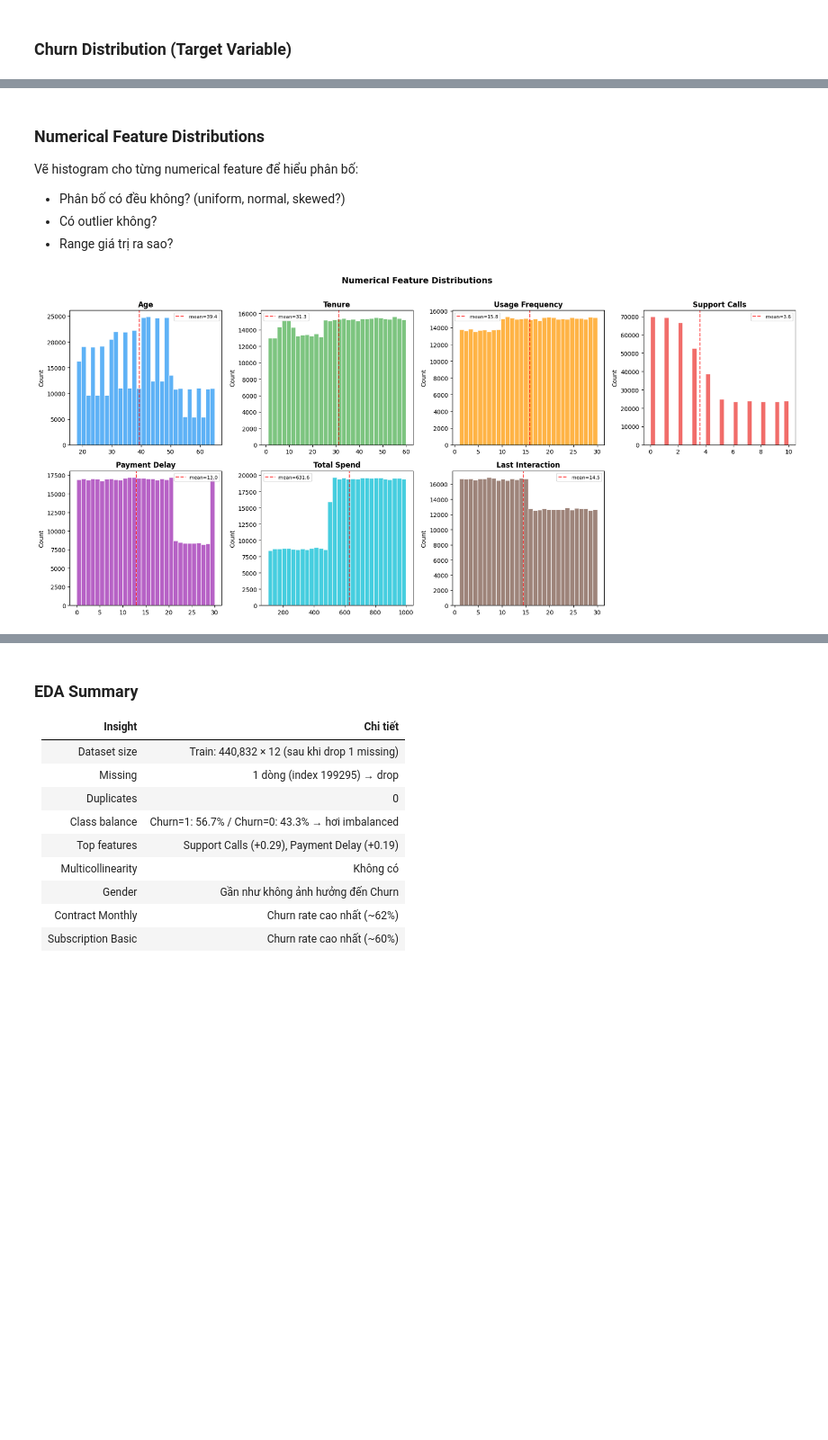
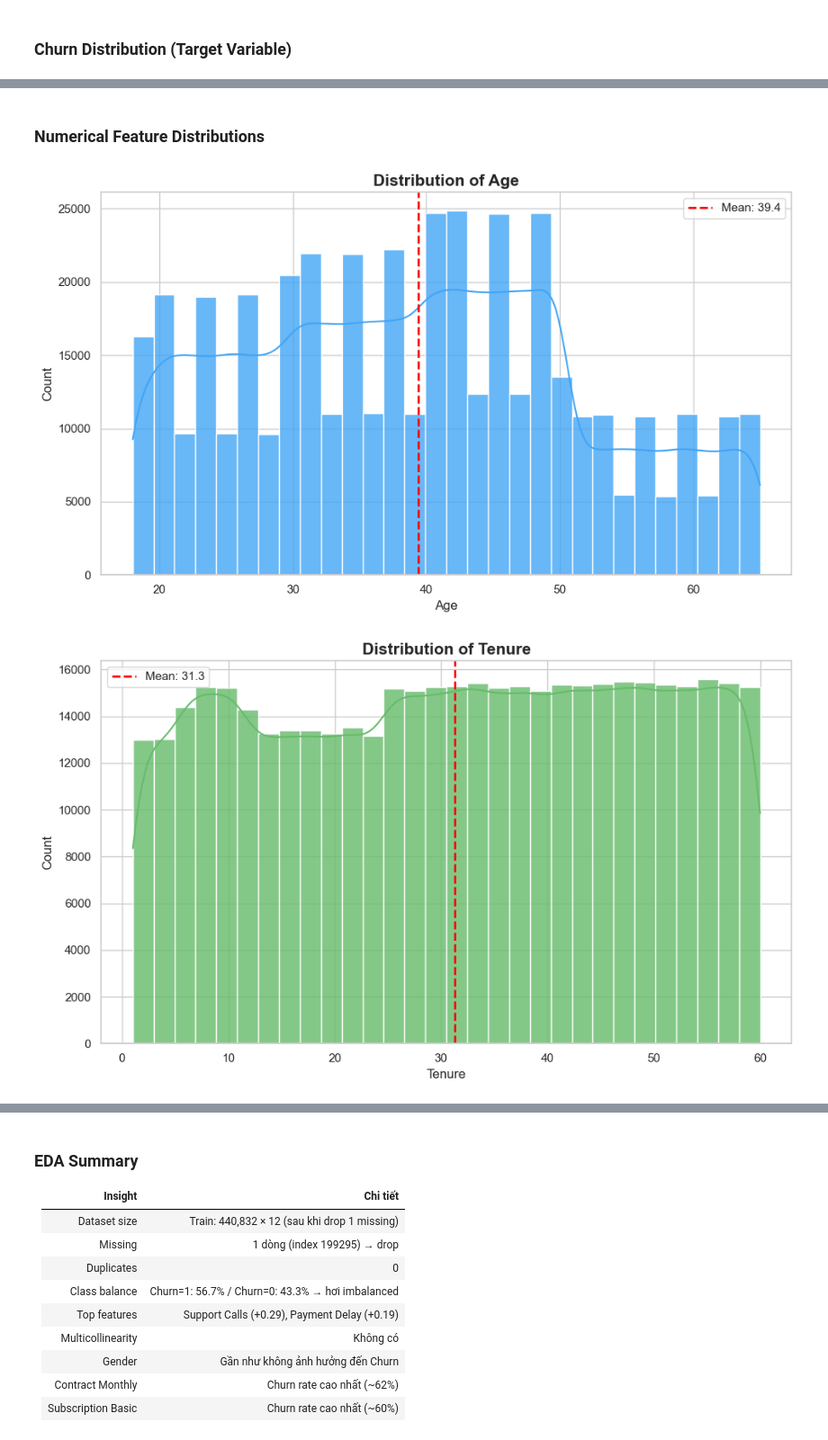
Before and after one commit to AIVIETNAM-AIO-ChimCanhCut/warm-up-01-classification, a Jupyter notebook: notebooks/eda.ipynb, the cells around one changed output, grey strips where cells are left out. Shown at 90% size. Drawn from its saved outputs; the diff is of its cells as text; code cells hidden in the pictures; blank space fills up the shorter version.

```diff
--- a/notebooks/eda.ipynb
+++ b/notebooks/eda.ipynb
@@ -122,33 +137,30 @@ Name: count, dtype: int64
 # %% [markdown]
 ### Numerical Feature Distributions
-
-Vẽ histogram cho từng numerical feature để hiểu phân bố:
-- Phân bố có đều không? (uniform, normal, skewed?)
-- Có outlier không?
-- Range giá trị ra sao?
-# %%
-num_cols = ["Age", "Tenure", "Usage Frequency", "Support Calls",
-            "Payment Delay", "Total Spend", "Last Interaction"]
-
-fig, axes = plt.subplots(2, 4, figsize=(18, 8))
-colors = ["#42A5F5", "#66BB6A", "#FFA726", "#EF5350",
-          "#AB47BC", "#26C6DA", "#8D6E63"]
-
-for i, col in enumerate(num_cols):
-    ax = axes[i // 4][i % 4]
-    ax.hist(train_df[col].dropna(), bins=30, color=colors[i],
-            edgecolor="white", alpha=0.85)
-    ax.set_title(col, fontweight="bold", fontsize=12)
-    ax.set_ylabel("Count")
-
-    # mean
-    mean_val = train_df[col].mean()
-    ax.axvline(mean_val, color="red", linestyle="--", alpha=0.7, label=f"mean={mean_val:.1f}")
-    ax.legend(fontsize=8)
-
-axes[1][3].set_visible(False)
-plt.suptitle("Numerical Feature Distributions", fontweight="bold", fontsize=14, y=1.01)
-plt.tight_layout()
-plt.show()
-# %% [output]
-[figure, removed]
+# %%
+num_cols = ["Age", "Tenure", "Usage Frequency", "Support Calls",
+            "Payment Delay", "Total Spend", "Last Interaction"]
+colors = ["#42A5F5", "#66BB6A", "#FFA726", "#EF5350",
+          "#AB47BC", "#26C6DA", "#8D6E63"]
+
+sns.set_theme(style="whitegrid")
+
+for i, col in enumerate(num_cols):
+    plt.figure(figsize=(10, 6))
+
+    sns.histplot(train_df[col].dropna(), bins=30, color=colors[i],
+                 edgecolor="white", alpha=0.8, kde=True)
+
+    mean_val = train_df[col].mean()
+    plt.axvline(mean_val, color="red", linestyle="--",
+                linewidth=2, label=f"Mean: {mean_val:.1f}")
+
+    plt.title(f"Distribution of {col}", fontweight="bold", fontsize=15)
+    plt.xlabel(col, fontsize=12)
+    plt.ylabel("Count", fontsize=12)
+    plt.legend()
+
+    plt.tight_layout()
+    plt.show()
+# %% [output]
+[figure, added]
+[figure, added]
```
Also changed, not shown: parts of 13 cells of this notebook.
